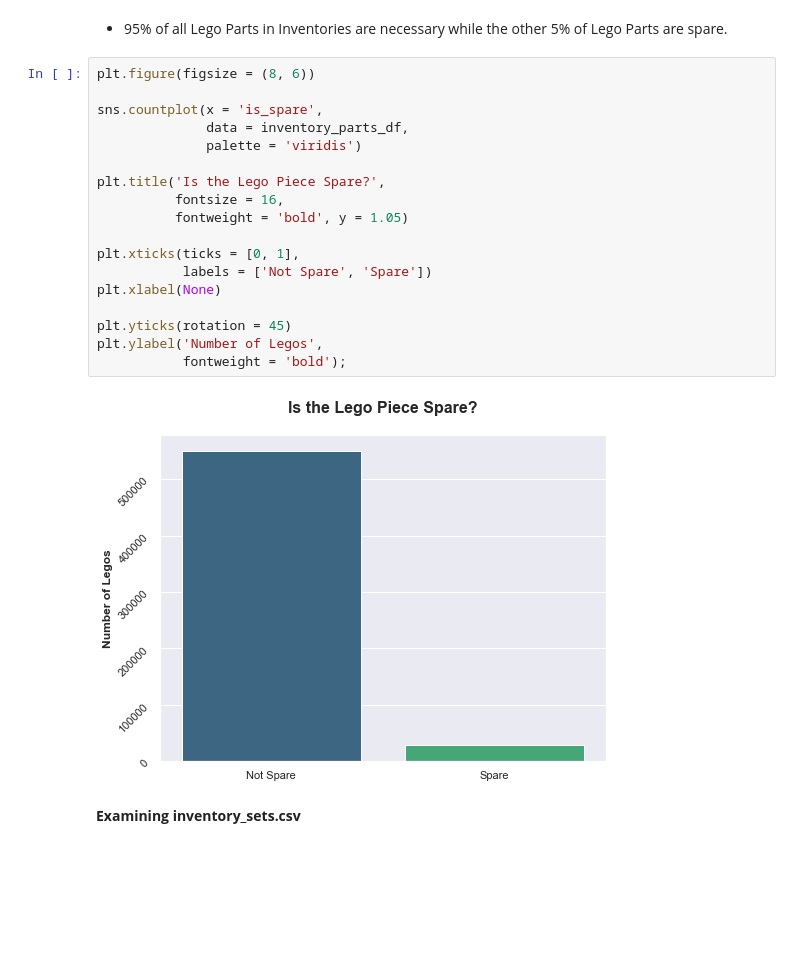
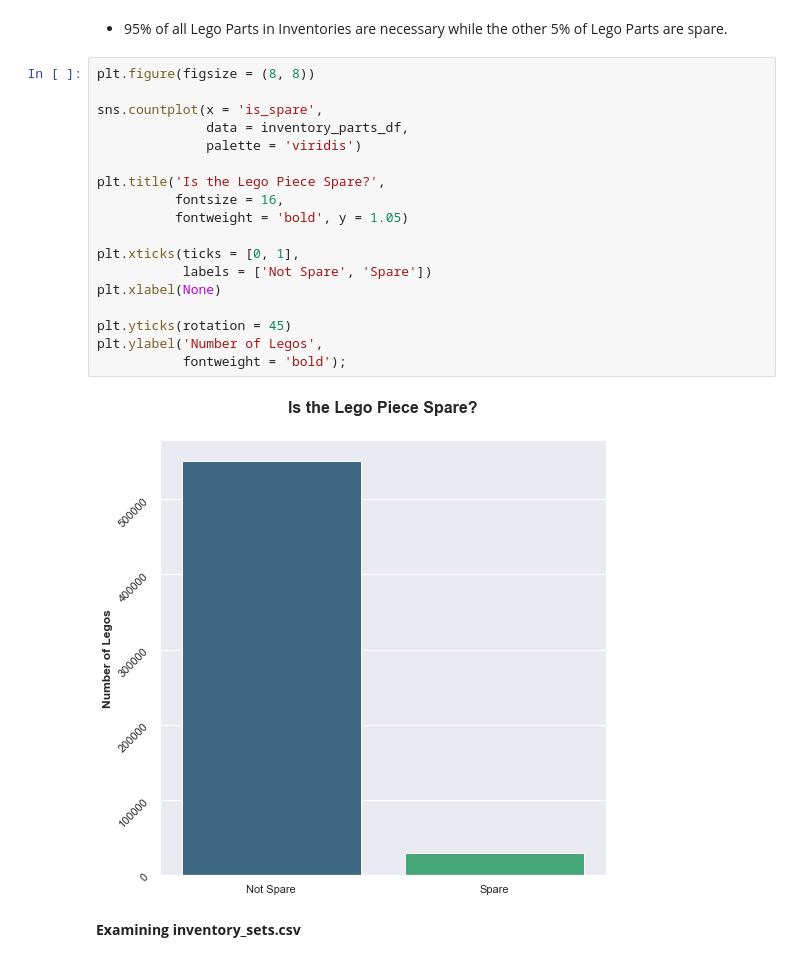
Before and after one commit to maryschindler/holiday_sprint, a Jupyter notebook: code/1_EDA_on_separate_dfs.ipynb, the cells around one changed output. Cells and saved outputs as stored; diff of their text form; blank space fills up the shorter version.

```diff
--- a/code/1_EDA_on_separate_dfs.ipynb
+++ b/code/1_EDA_on_separate_dfs.ipynb
@@ -405,25 +405,25 @@ Name: is_spare, dtype: float64
 # %% [markdown]
 - 95% of all Lego Parts in Inventories are necessary while the other 5% of Lego Parts are spare.
 # %%
-plt.figure(figsize = (8, 6))
+plt.figure(figsize = (8, 8))
 
 sns.countplot(x = 'is_spare',
               data = inventory_parts_df,
               palette = 'viridis')
 
 plt.title('Is the Lego Piece Spare?',
           fontsize = 16,
           fontweight = 'bold', y = 1.05)
 
 plt.xticks(ticks = [0, 1],
            labels = ['Not Spare', 'Spare'])
 plt.xlabel(None)
 
 plt.yticks(rotation = 45)
 plt.ylabel('Number of Legos',
            fontweight = 'bold');
 # %% [output]
-[figure, old version]
+[figure, new version]
 # %% [markdown]
 **Examining inventory_sets.csv**
 # %%
```
Also changed, not shown: parts of 4 cells of this notebook.
